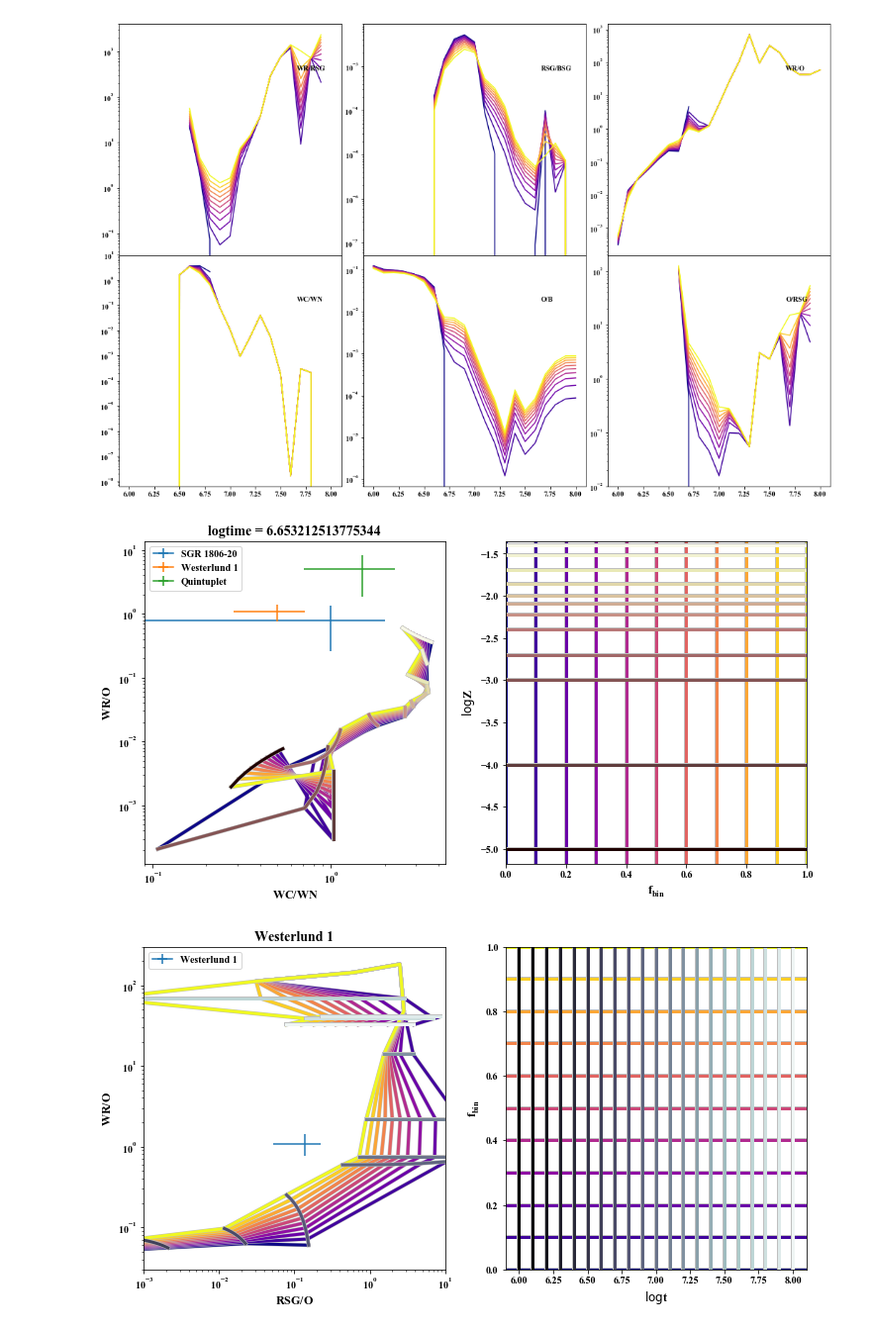
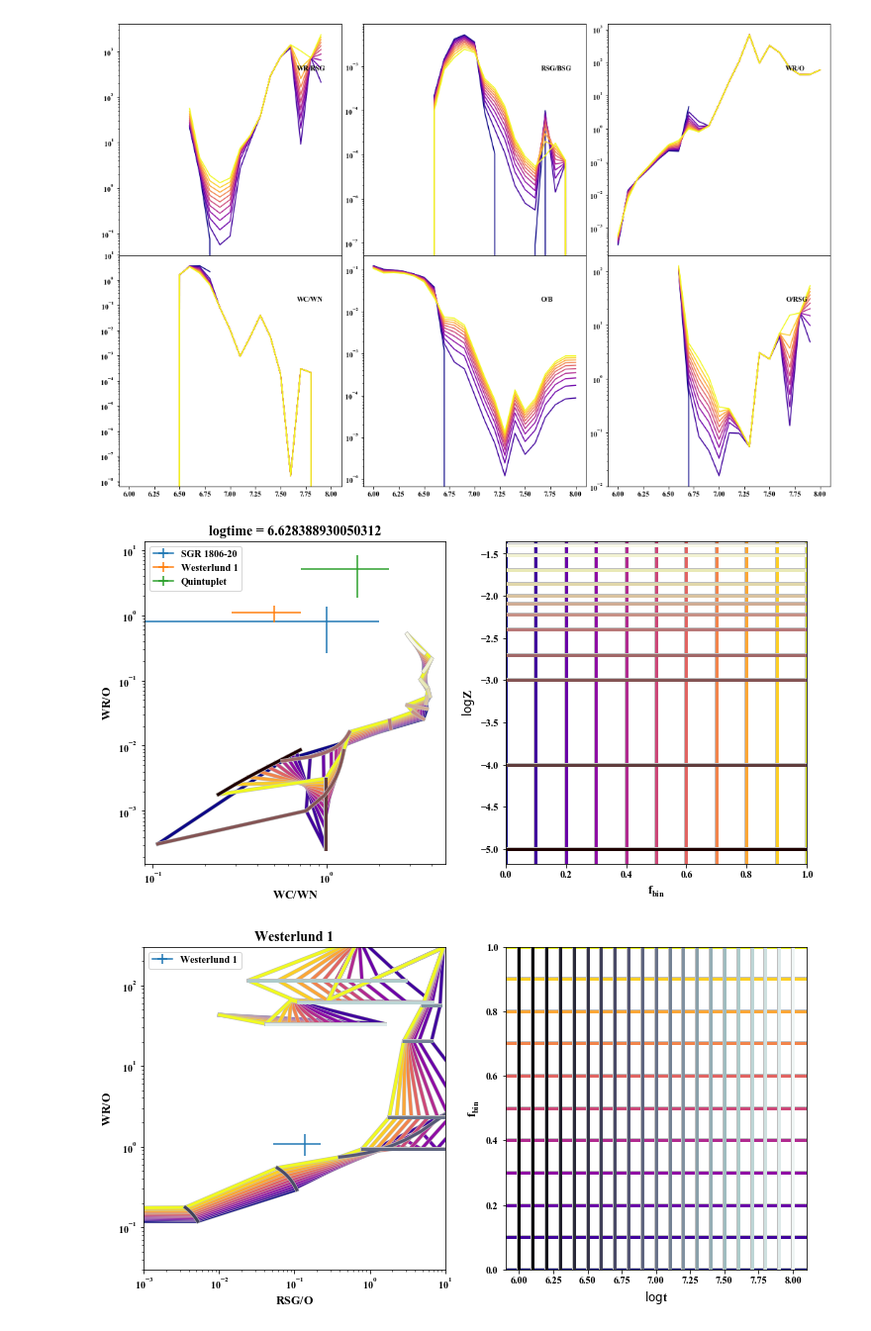
Before and after one commit to tzdwi/Diagnostics, a Jupyter notebook: code/diagnostics.ipynb, the cells around one changed output. Shown at 99% size. Cells and saved outputs as stored; diff of their text form; code cells hidden in the pictures.

Commit message:
more plots, new hr diagram for paper

```diff
--- a/code/diagnostics.ipynb
+++ b/code/diagnostics.ipynb
@@ -531,7 +531,7 @@ RSG_N2 = 0.0
 BSG_N2 = 3.0
 # %%
 #Let's figure out a good ratio for 4.25 Myr
-fig, ax = plot_ratios(ratio1='WC/WN',ratio2='WR/O',par3='logtime',par3val=np.log10(4.5e6))
+fig, ax = plot_ratios(ratio1='WC/WN',ratio2='WR/O',par3='logtime',par3val=np.log10(4.25e6))
 
 CN_S,CN_S_err = calc_ratio_err(WC_S,WN_S)
 CN_W,CN_W_err = calc_ratio_err(WC_W,WN_W)
@@ -547,17 +547,17 @@ ax[0].errorbar(CN_Q,WO_Q,xerr=CN_Q_err,yerr=WO_Q_err,label='Quintuplet')
 
 ax[0].legend();
 # %% [output]
-[figure, old version]
+[figure, new version]
 # %%
 #Let's try it for individual clusters
 #Westerlund 1!
-fig, ax = plot_ratios(ratio1='RSG/O',ratio2='WR/O',par3='z',par3val='z014')
+fig, ax = plot_ratios(ratio1='RSG/O',ratio2='WR/O',par3='z',par3val='z030')
 
 RO_W,RO_W_err = calc_ratio_err(RSG_W,O_W)
 WO_W,WO_W_err = calc_ratio_err(WR_W,O_W)
 
 ax[0].errorbar(RO_W,WO_W,xerr=RO_W_err,yerr=WO_W_err,label='Westerlund 1')
 ax[0].set(ylim=(3e-2,3e2),xlim=(1e-3,1e1),title='Westerlund 1')
 ax[0].legend();
 # %% [output]
-[figure, old version]
+[figure, new version]
```
Also changed, not shown: 7 other files.
